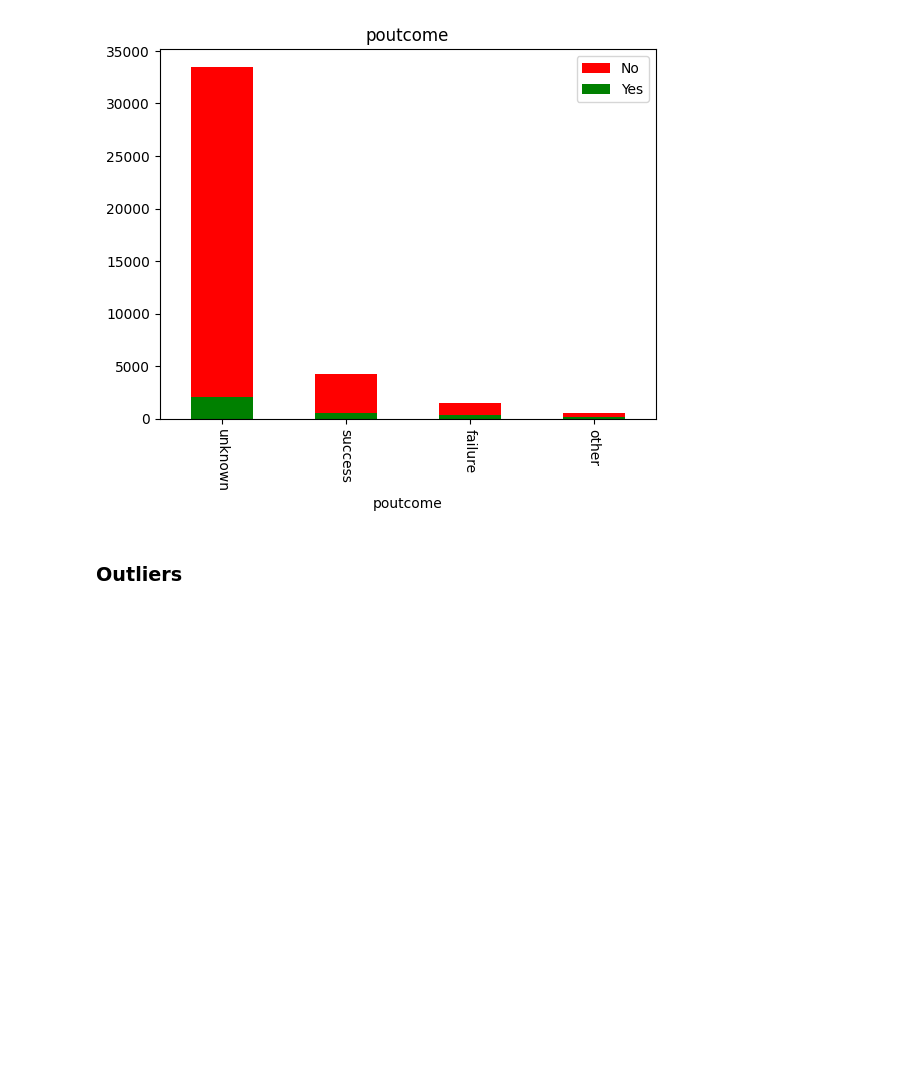
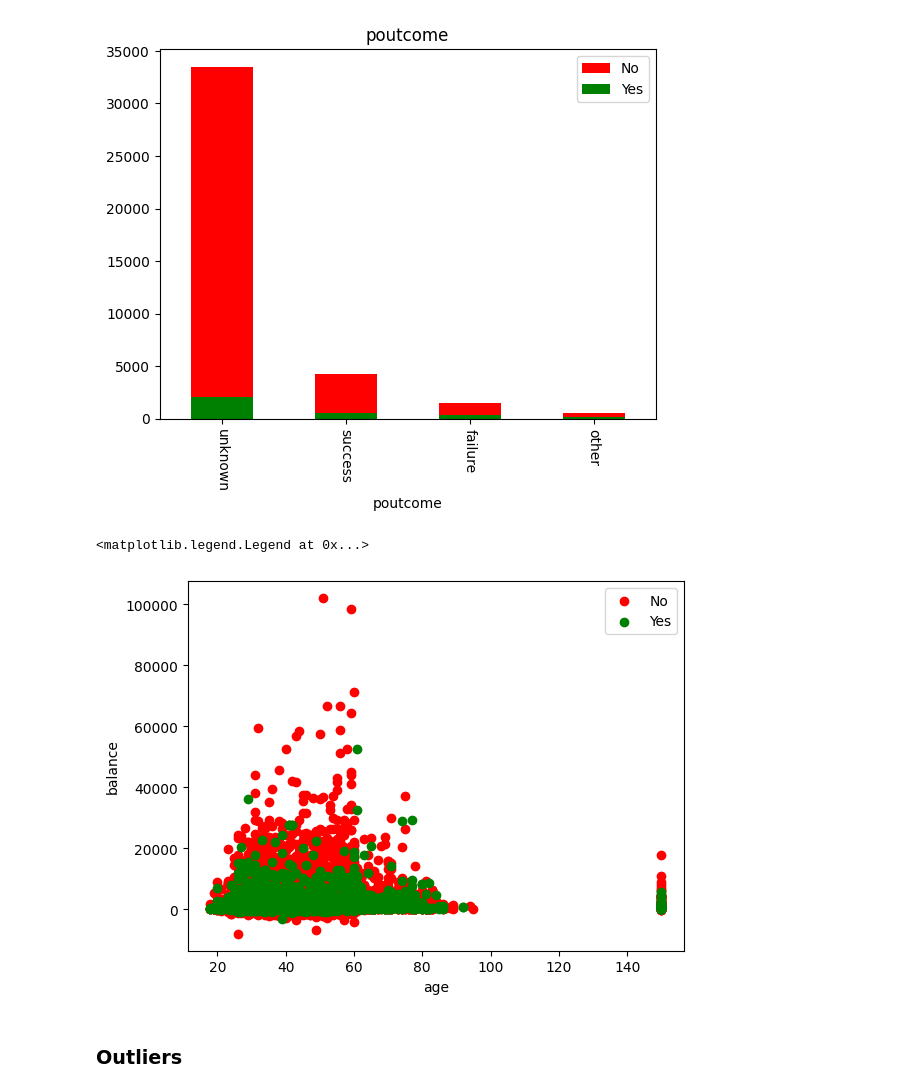
Before and after one commit to andredido/Fastweb-Data-Science-Assignment, a Jupyter notebook: Fastweb-Data-Science-Assignment.ipynb, the cells around one changed output. Drawn from its saved outputs; the diff is of its cells as text; code cells hidden in the pictures; blank space fills up the shorter version.

```diff
--- a/Fastweb-Data-Science-Assignment.ipynb
+++ b/Fastweb-Data-Science-Assignment.ipynb
@@ -134,6 +134,15 @@ for c in cols_cat:
 [figure]
 [figure]
 [figure]
+# %%
+plt.scatter(df[df["y"]==0]["age"],df[df["y"]==0]["balance"],color="r")
+plt.scatter(df[df["y"]==1]["age"],df[df["y"]==1]["balance"],color="g")
+plt.xlabel("age")
+plt.ylabel("balance")
+plt.legend(['No', 'Yes'])
+# %% [output]
+<matplotlib.legend.Legend at 0x...>
+[figure, added]
 # %% [markdown]
 ### Outliers
 # %%
```
Also changed, not shown: parts of 23 cells of this notebook.
